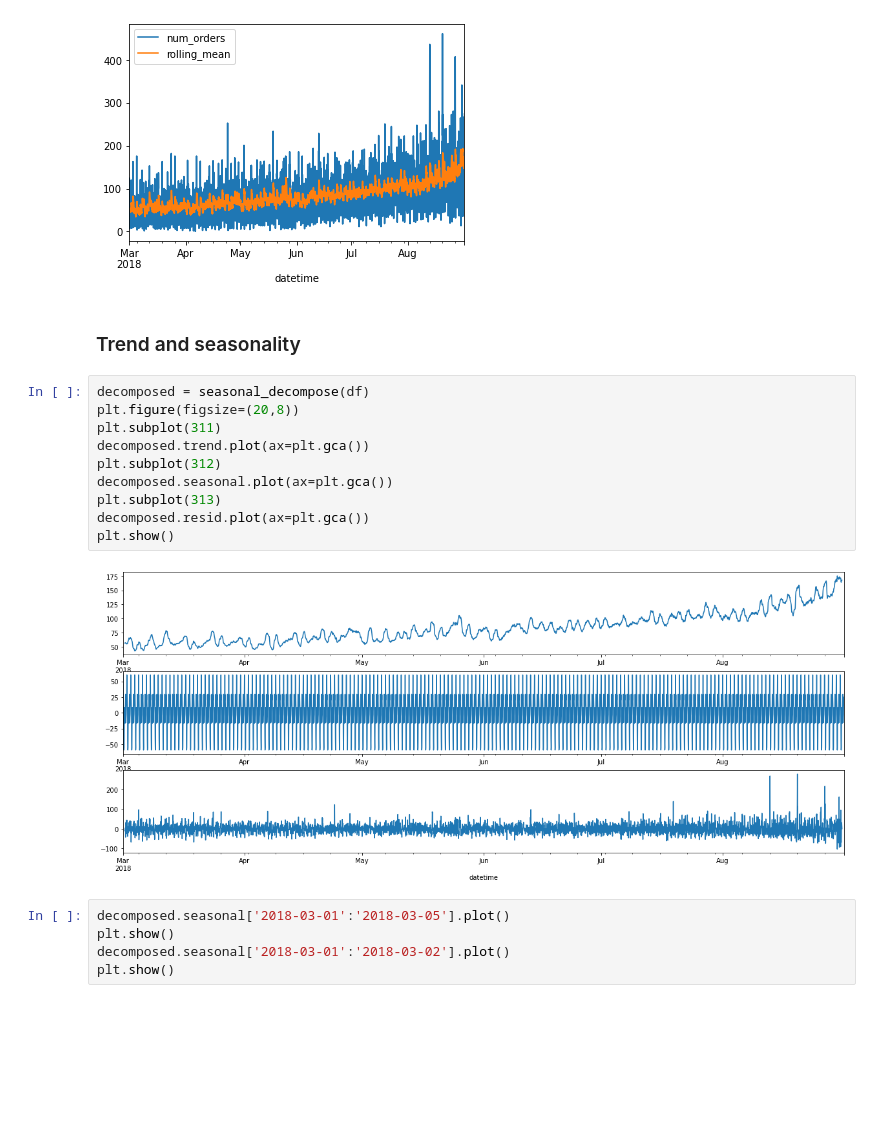
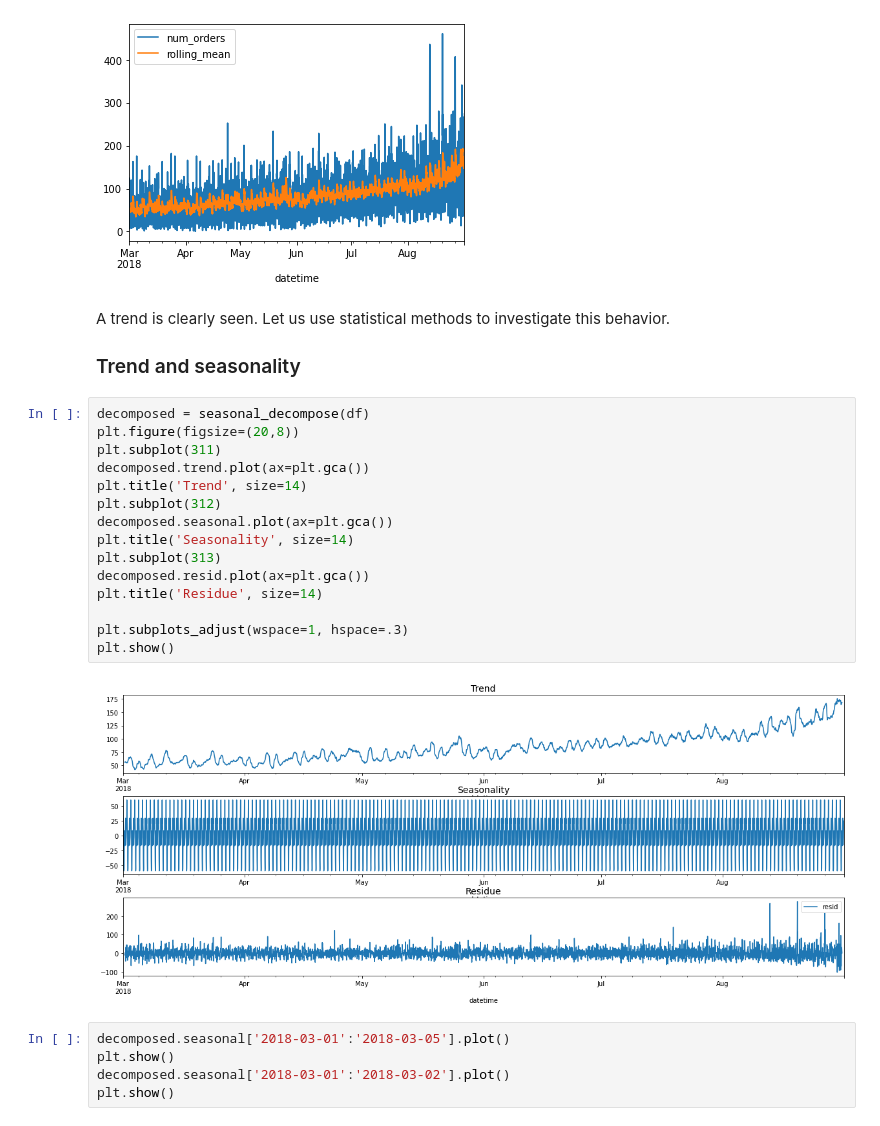
Before and after one commit to acetat/projects_yandex, a Jupyter notebook: project-taxi/project_taxi.ipynb, the cells around one changed output. Saved outputs shown, nothing was run; the diff lists cells and outputs as text; blank space fills up the shorter version.

```diff
--- a/project-taxi/project_taxi.ipynb
+++ b/project-taxi/project_taxi.ipynb
@@ -80,20 +72,27 @@ data.plot()
 plt.show()
 # %% [output]
 [figure]
-# %% [markdown]
-### Trend and seasonality
+# %% [markdown]
+A trend is clearly seen. Let us use statistical methods to investigate this behavior.
+
+### Trend and seasonality
 # %%
 decomposed = seasonal_decompose(df)
 plt.figure(figsize=(20,8))
 plt.subplot(311)
 decomposed.trend.plot(ax=plt.gca())
+plt.title('Trend', size=14)
 plt.subplot(312)
 decomposed.seasonal.plot(ax=plt.gca())
+plt.title('Seasonality', size=14)
 plt.subplot(313)
 decomposed.resid.plot(ax=plt.gca())
+plt.title('Residue', size=14)
+
+plt.subplots_adjust(wspace=1, hspace=.3)
 plt.show()
 # %% [output]
-[figure, old version]
+[figure, new version]
 # %%
 decomposed.seasonal['2018-03-01':'2018-03-05'].plot()
 plt.show()
```
Also changed, not shown: parts of 42 cells of this notebook, 1 other file.
